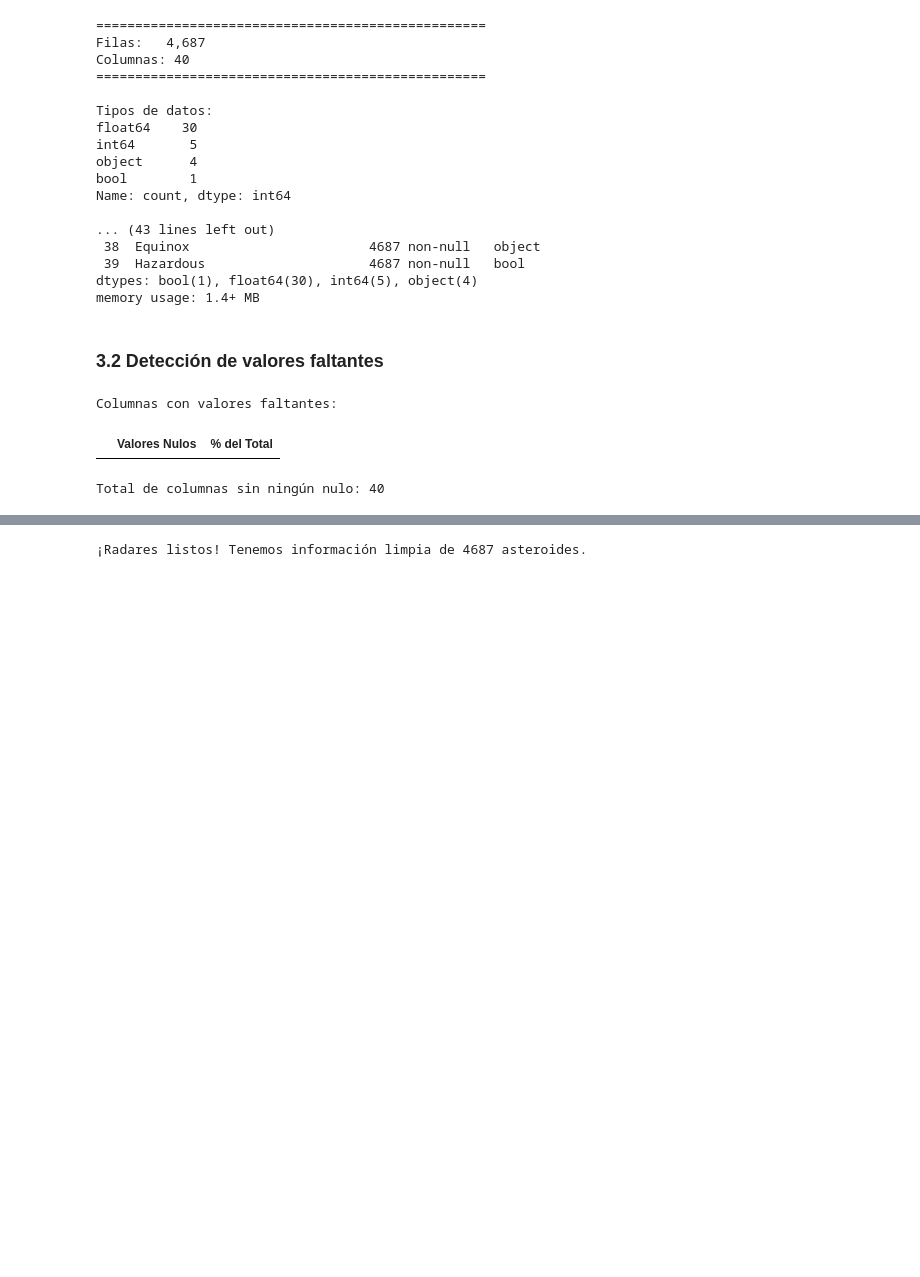
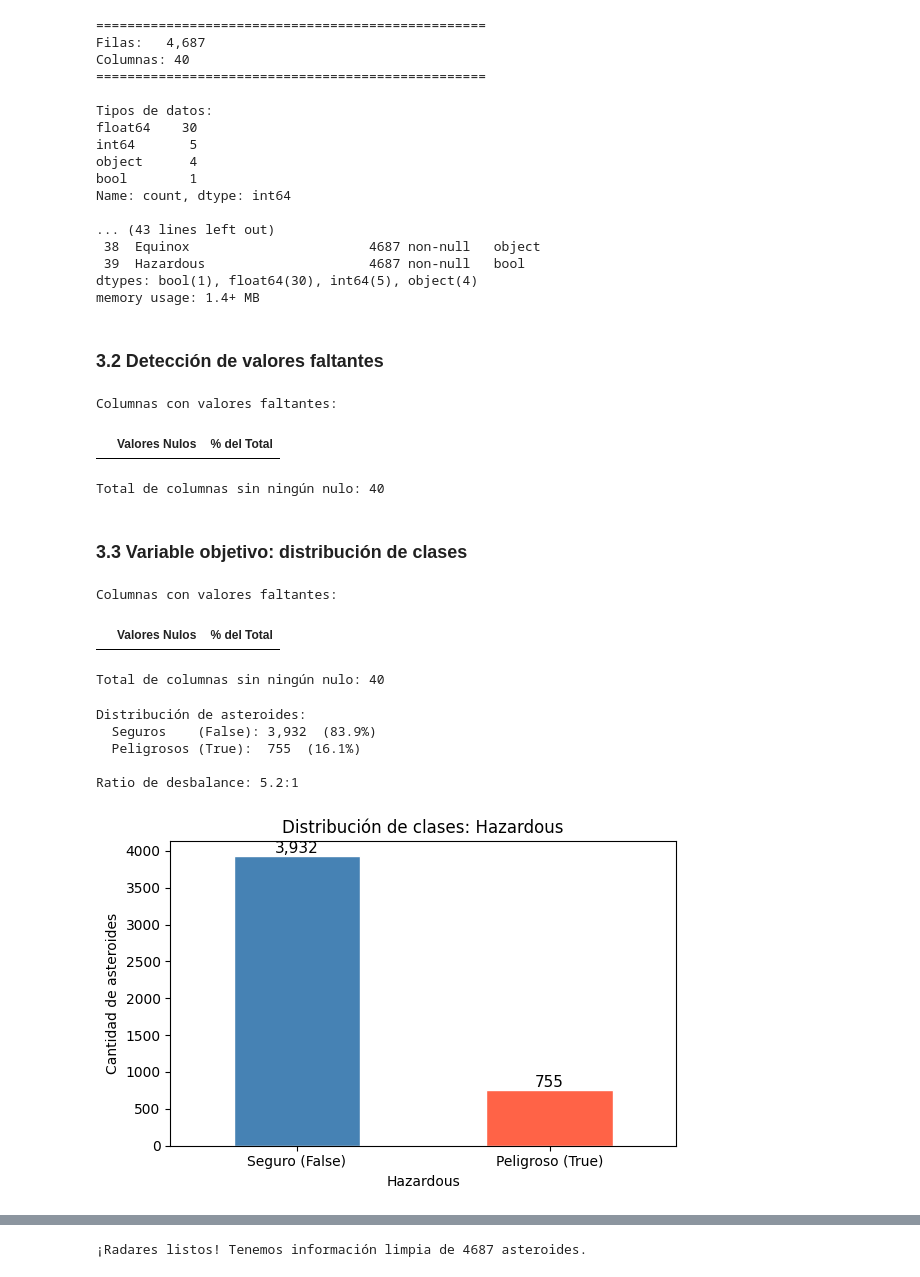
Before and after one commit to marianovanini/TT-26141-1C2026-Machine-Learning, a Jupyter notebook: 26141_Vanini_Mariano_pre_entrega.ipynb, the cells around one changed output, grey strips where cells are left out. Saved outputs shown, nothing was run; the diff lists cells and outputs as text; code cells hidden in the pictures; blank space fills up the shorter version.

```diff
--- a/26141_Vanini_Mariano_pre_entrega.ipynb
+++ b/26141_Vanini_Mariano_pre_entrega.ipynb
@@ -106,3 +106,50 @@ print(f"\nTotal de columnas sin ningún nulo: {(nulos == 0).sum()}")
 Columnas con valores faltantes:
 |  | Valores Nulos | % del Total |
 Total de columnas sin ningún nulo: 40
+# %% [markdown]
+### 3.3 Variable objetivo: distribución de clases
+# %%
+# Valores nulos por columna
+nulos = df.isnull().sum()
+nulos_pct = (nulos / len(df) * 100).round(2)
+
+resumen_nulos = pd.DataFrame({
+    'Valores Nulos': nulos,
+    '% del Total': nulos_pct
+}).sort_values('Valores Nulos', ascending=False)
+
+print("Columnas con valores faltantes:")
+display(resumen_nulos[resumen_nulos['Valores Nulos'] > 0])
+
+print(f"\nTotal de columnas sin ningún nulo: {(nulos == 0).sum()}")
+# %% [output]
+Columnas con valores faltantes:
+|  | Valores Nulos | % del Total |
+Total de columnas sin ningún nulo: 40
+# %%
+# Distribución de la variable objetivo
+conteo = df['Hazardous'].value_counts()
+pct = df['Hazardous'].value_counts(normalize=True) * 100
+
+print("Distribución de asteroides:")
+print(f"  Seguros    (False): {conteo[False]:,}  ({pct[False]:.1f}%)")
+print(f"  Peligrosos (True):  {conteo[True]:,}  ({pct[True]:.1f}%)")
+print(f"\nRatio de desbalance: {conteo[False]/conteo[True]:.1f}:1")
+
+fig, ax = plt.subplots(figsize=(6, 4))
+conteo.plot(kind='bar', color=['steelblue', 'tomato'], ax=ax, edgecolor='white')
+ax.set_title('Distribución de clases: Hazardous')
+ax.set_xticklabels(['Seguro (False)', 'Peligroso (True)'], rotation=0)
+ax.set_ylabel('Cantidad de asteroides')
+for p in ax.patches:
+    ax.annotate(f'{int(p.get_height()):,}', (p.get_x() + p.get_width()/2., p.get_height()),
+                ha='center', va='bottom', fontsize=11)
+plt.tight_layout()
+plt.show()
+# %% [output]
+Distribución de asteroides:
+  Seguros    (False): 3,932  (83.9%)
+  Peligrosos (True):  755  (16.1%)
+
+Ratio de desbalance: 5.2:1
+[figure, added]
```
Also changed, not shown: parts of 14 cells of this notebook.
